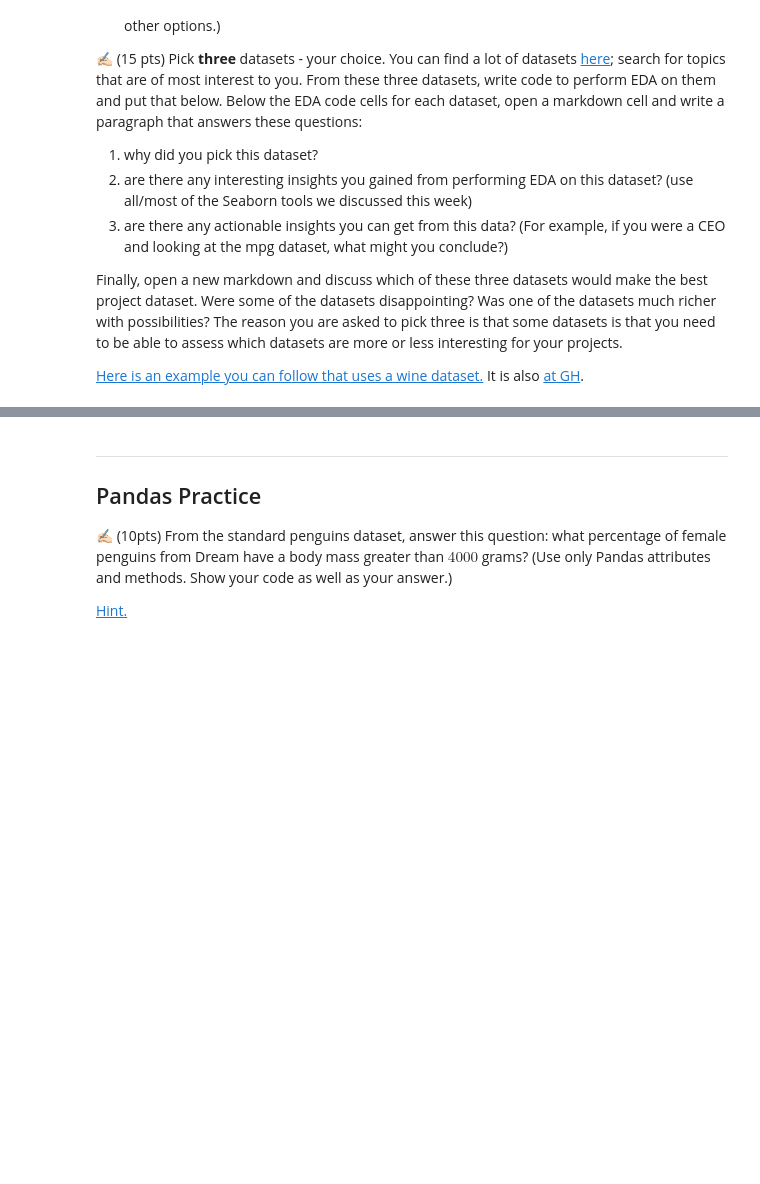
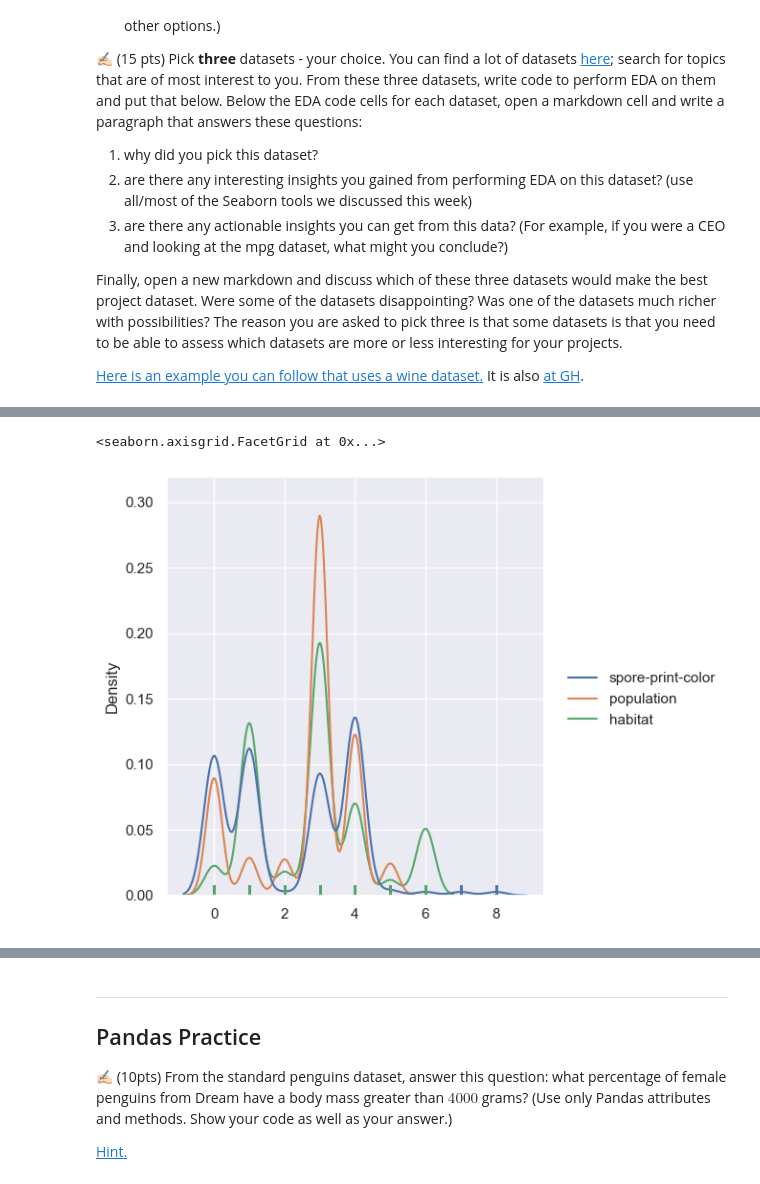
Before and after one commit to mikayla-norton/cmse830, a Jupyter notebook: HWs/HW_3.ipynb, the cells around one changed output, grey strips where cells are left out. Drawn from its saved outputs; the diff is of its cells as text; code cells hidden in the pictures; blank space fills up the shorter version.

```diff
--- a/HWs/HW_3.ipynb
+++ b/HWs/HW_3.ipynb
@@ -56,0 +185,12 @@ Finally, open a new markdown and discuss which of these three datasets would mak
+# %%
+# sns.displot(data["class"],kind = 'kde',rug = 'True')
+# sns.displot(data.iloc[:, 1:4],kind = 'kde',rug = 'True')
+# sns.displot(data.iloc[:, 4:6],kind = 'kde',rug = 'True')
+# sns.displot(data.iloc[:, 6:10],kind = 'kde',rug = 'True')
+# sns.displot(data.iloc[:, 10:16],kind = 'kde',rug = 'True')
+# sns.displot(data.iloc[:, 16:18],kind = 'kde',rug = 'True')
+# sns.displot(data.iloc[:, 18:20],kind = 'kde',rug = 'True') #commenting most for space saving
+sns.displot(data.iloc[:, 20:24],kind = 'kde',rug = 'True')
+# %% [output]
+<seaborn.axisgrid.FacetGrid at 0x...>
+[figure, added]
```
Also changed, not shown: parts of 46 cells of this notebook, 17 other files.
